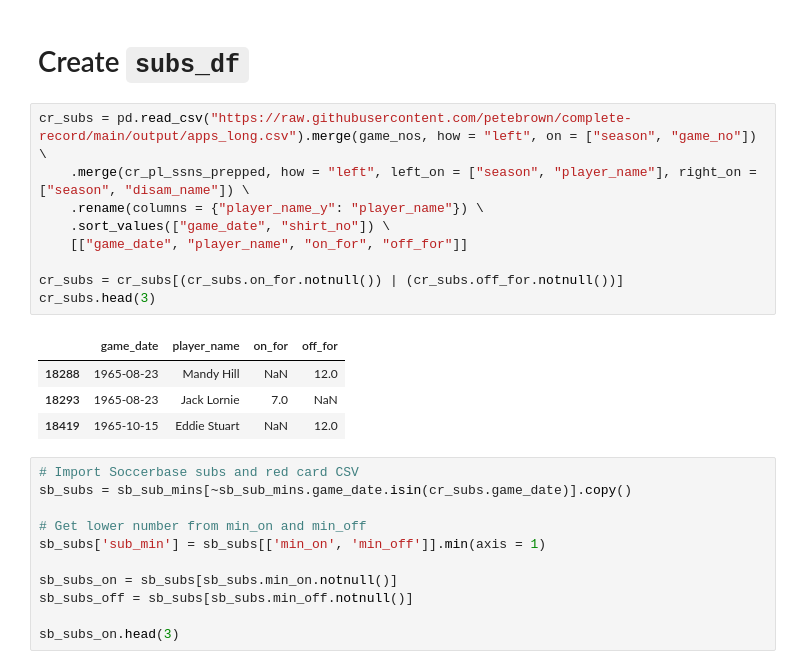
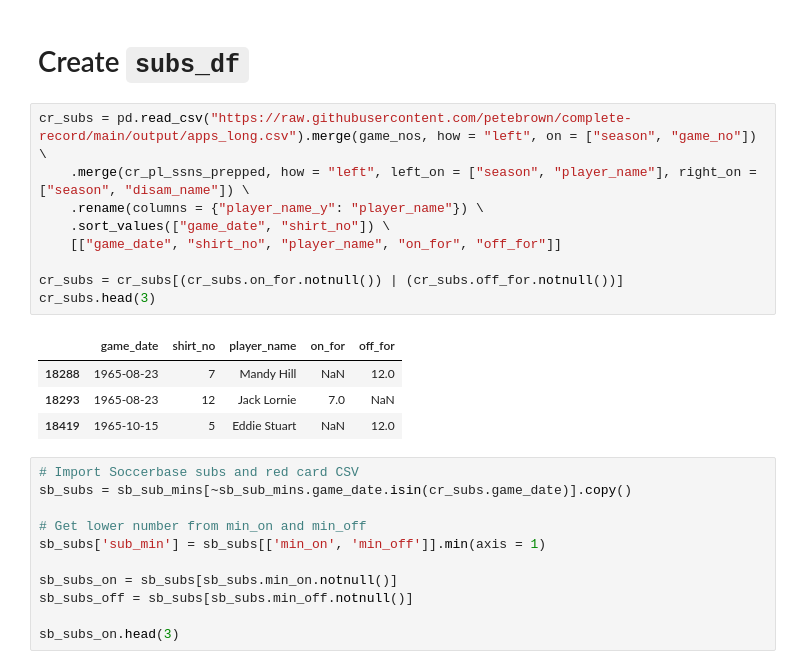
Before and after one commit to petebrown/pre-2023-data-prep, a Jupyter notebook: data-pipeline-prep.ipynb, the cells around one changed output. Drawn from its saved outputs; the diff is of its cells as text.

```diff
--- a/data-pipeline-prep.ipynb
+++ b/data-pipeline-prep.ipynb
@@ -630,17 +639,17 @@ player_apps.to_csv('data/players_apps.csv', index = False)
 # %%
 cr_subs = pd.read_csv("https://raw.githubusercontent.com/petebrown/complete-record/main/output/apps_long.csv").merge(game_nos, how = "left", on = ["season", "game_no"]) \
     .merge(cr_pl_ssns_prepped, how = "left", left_on = ["season", "player_name"], right_on = ["season", "disam_name"]) \
     .rename(columns = {"player_name_y": "player_name"}) \
     .sort_values(["game_date", "shirt_no"]) \
-    [["game_date", "player_name", "on_for", "off_for"]]
+    [["game_date", "shirt_no", "player_name", "on_for", "off_for"]]
 
 cr_subs = cr_subs[(cr_subs.on_for.notnull()) | (cr_subs.off_for.notnull())]
 cr_subs.head(3)
 # %% [output]
-|  | game_date | player_name | on_for | off_for |
-| 18288 | 1965-08-23 | Mandy Hill | NaN | 12.0 |
-| 18293 | 1965-08-23 | Jack Lornie | 7.0 | NaN |
-| 18419 | 1965-10-15 | Eddie Stuart | NaN | 12.0 |
+|  | game_date | shirt_no | player_name | on_for | off_for |
+| 18288 | 1965-08-23 | 7 | Mandy Hill | NaN | 12.0 |
+| 18293 | 1965-08-23 | 12 | Jack Lornie | 7.0 | NaN |
+| 18419 | 1965-10-15 | 5 | Eddie Stuart | NaN | 12.0 |
 # %%
 # Import Soccerbase subs and red card CSV
 sb_subs = sb_sub_mins[~sb_sub_mins.game_date.isin(cr_subs.game_date)].copy()
```
Also changed, not shown: parts of 11 cells of this notebook, 6 other files.
